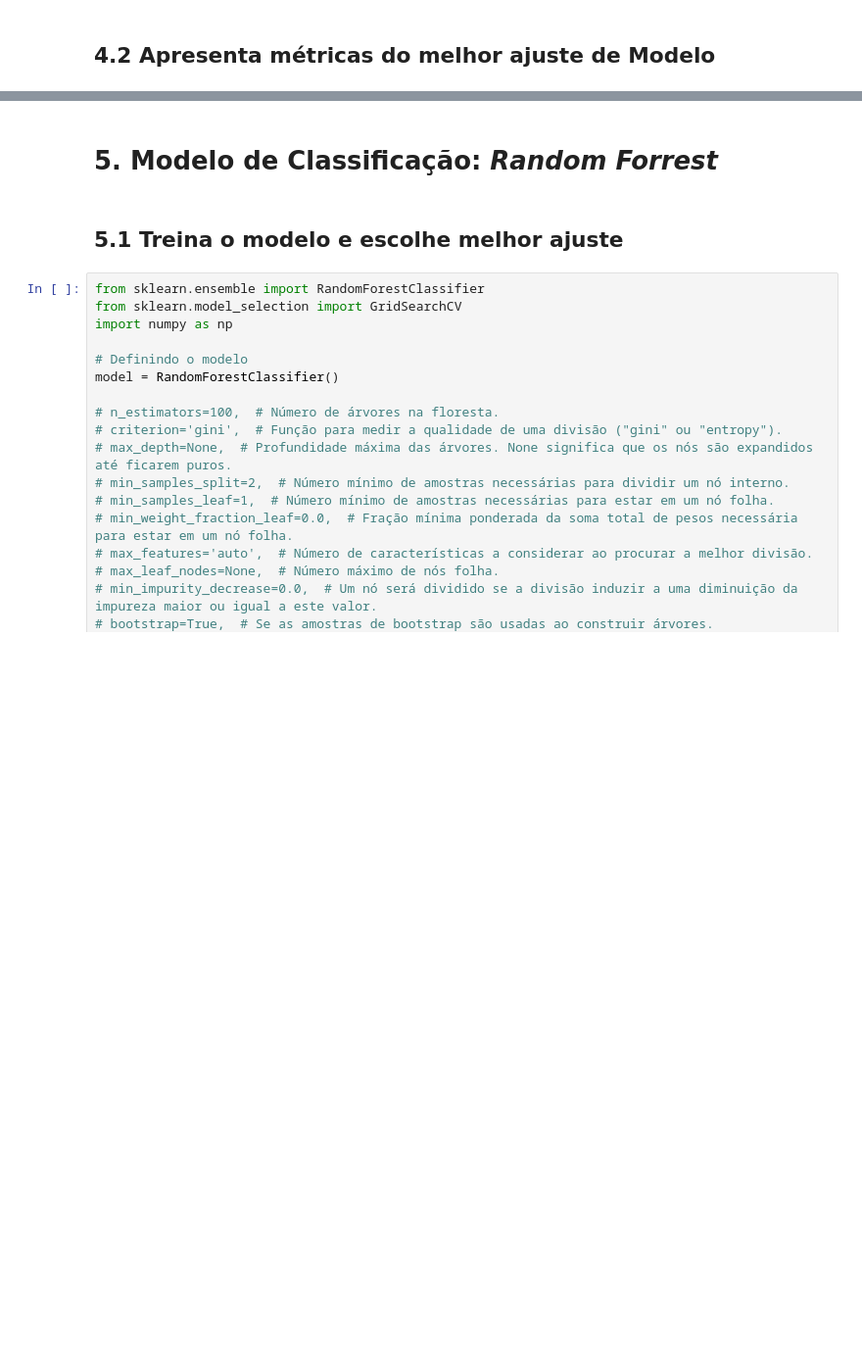
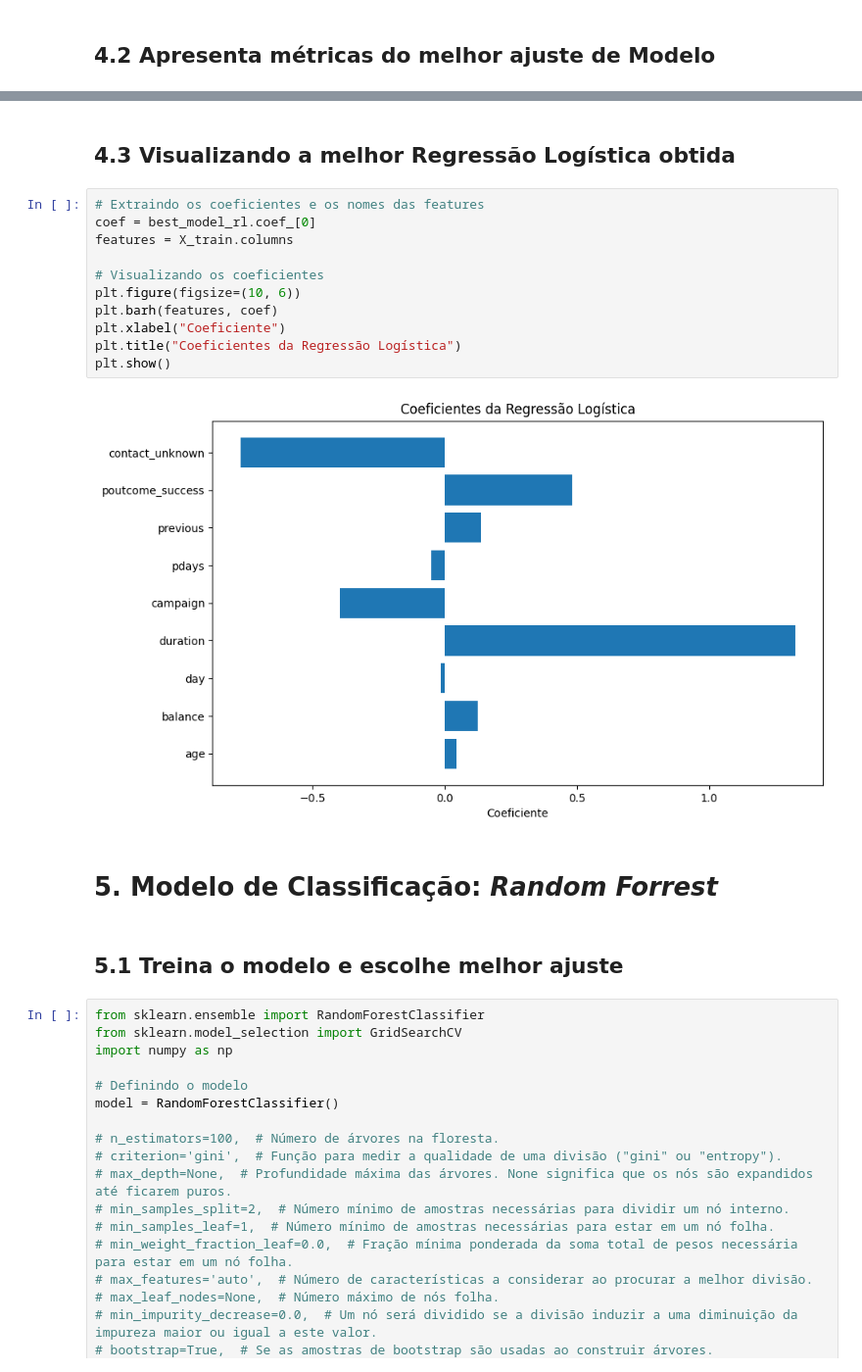
Before and after one commit to edgaracabral/Kaggle_BankMarketing, a Jupyter notebook: 04_Construcao_dos_Modelos.ipynb, the cells around one changed output, grey strips where cells are left out. Shown at 98% size. Saved outputs shown, nothing was run; the diff lists cells and outputs as text; blank space fills up the shorter version.

```diff
--- a/04_Construcao_dos_Modelos.ipynb
+++ b/04_Construcao_dos_Modelos.ipynb
@@ -286,3 +339,18 @@ pod.avaliar_modelo(X_train, y_train, X_test, y_test, model_sgs,nm_modelo='Reg Lo
+# %% [markdown]
+## 4.3 Visualizando a melhor Regressão Logística obtida
+# %%
+# Extraindo os coeficientes e os nomes das features
+coef = best_model_rl.coef_[0]
+features = X_train.columns
+
+# Visualizando os coeficientes
+plt.figure(figsize=(10, 6))
+plt.barh(features, coef)
+plt.xlabel("Coeficiente")
+plt.title("Coeficientes da Regressão Logística")
+plt.show()
+# %% [output]
+[figure, added]
 # %% [markdown]
 # 5. **Modelo de Classificação:** *Random Forrest*
 # %% [markdown]
```
Also changed, not shown: parts of 34 cells of this notebook.
